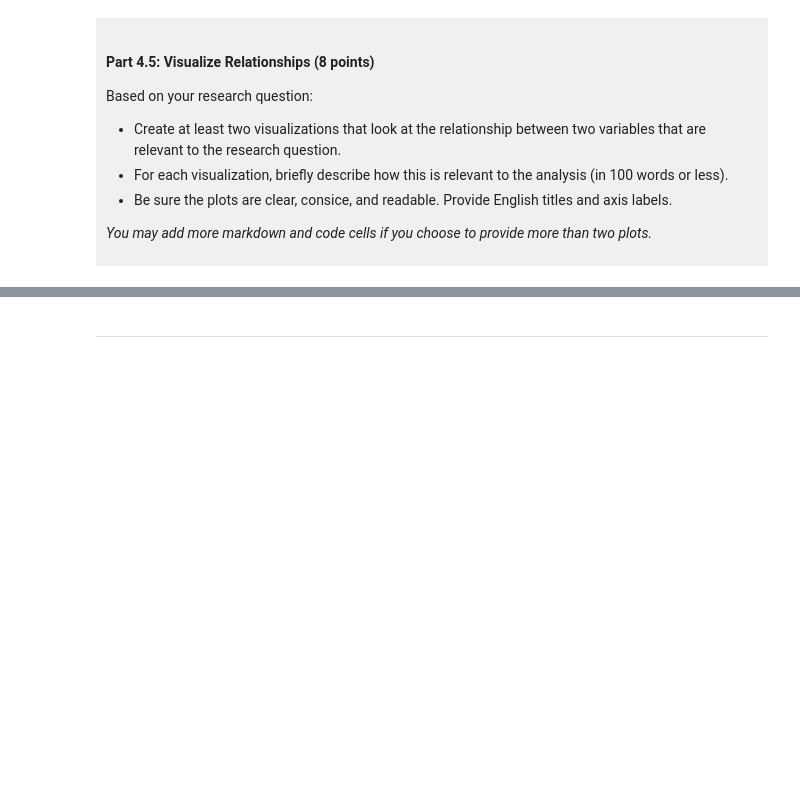
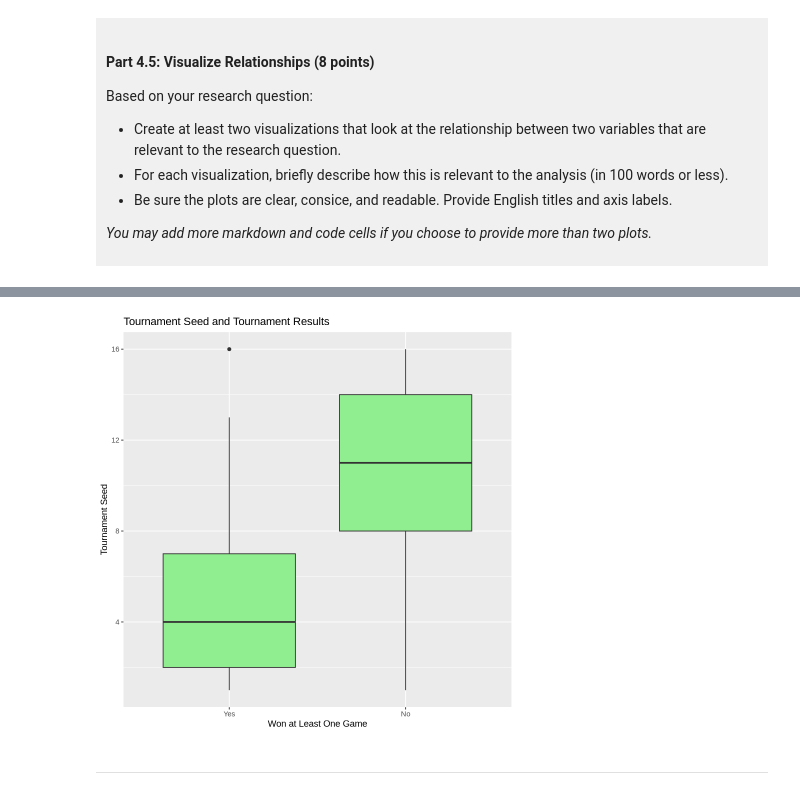
Before and after one commit to huangyanxileo-crypto/sci-100-project-yanxi-Huang, a Jupyter notebook: dsci-100-project-notebook.ipynb, the cells around one changed output, grey strips where cells are left out. Cells and saved outputs as stored; diff of their text form; code cells hidden in the pictures; blank space fills up the shorter version.

```diff
--- a/dsci-100-project-notebook.ipynb
+++ b/dsci-100-project-notebook.ipynb
@@ -281,5 +360,9 @@ Visualization 2: %%% EDIT THIS MARKDOWN CELL%%%
 # %%
-### EDIT THIS CODE CELL FOR VISUALIZATION 2###
+# Compare tournament seeds between the two groups
+ggplot(march_tidy, aes(x = won_game, y = seed)) +geom_boxplot(fill = "lightgreen") +
+  labs(title = "Tournament Seed and Tournament Results",x = "Won at Least One Game",y = "Tournament Seed")
+# %% [output]
+[figure, added]
 # %% [markdown]
 ------
 # %% [markdown]
```
Also changed, not shown: parts of 19 cells of this notebook.
